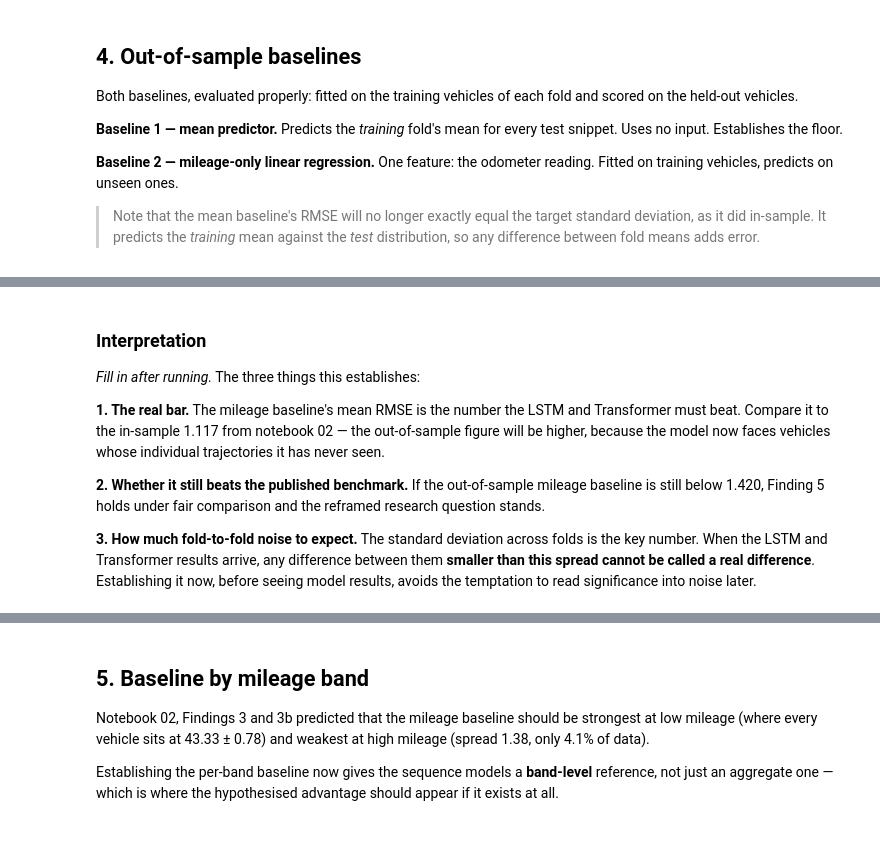
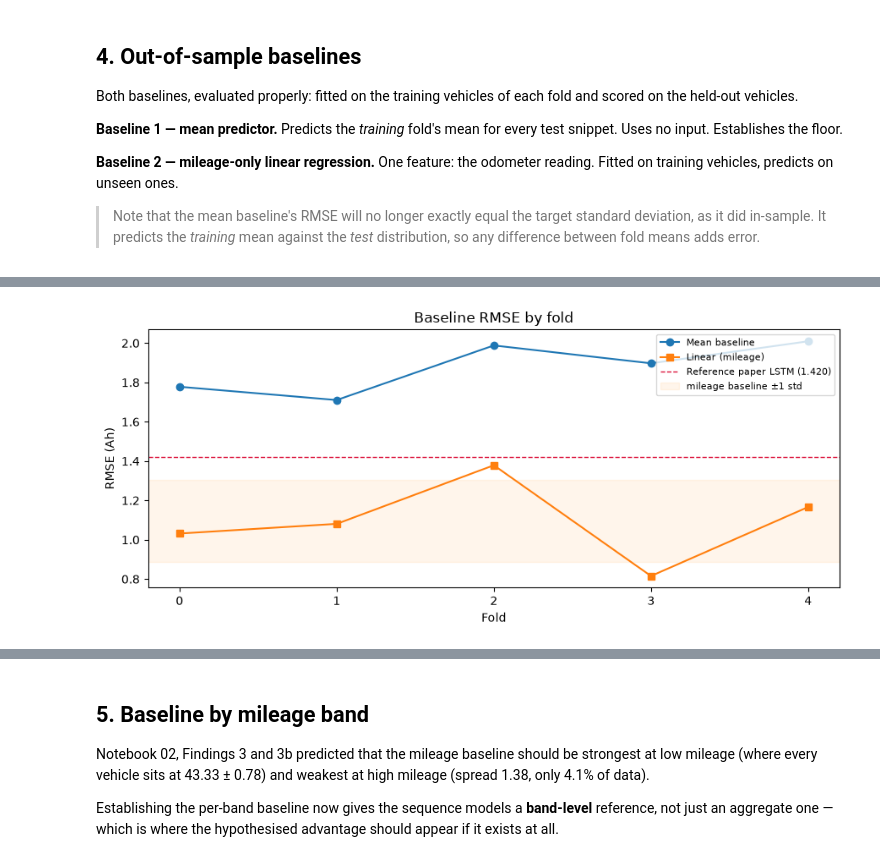
Before and after one commit to RutikaKadam10/ev-battery-capacity-prediction, a Jupyter notebook: notebooks/03_split_and_baselines.ipynb, the cells around one changed output, grey strips where cells are left out. Drawn from its saved outputs; the diff is of its cells as text; code cells hidden in the pictures.

```diff
--- a/notebooks/03_split_and_baselines.ipynb
+++ b/notebooks/03_split_and_baselines.ipynb
@@ -352,40 +492,25 @@ print(f"\nReference paper's LSTM (held out): RMSE 1.420, MAE 1.090, MAPE 2.70%")
 # %%
 # Per-fold variation, visualised.
 # A wide spread here is itself a finding: it quantifies how much a single-split
 # result could have drifted purely by luck of the draw.
 
 fig, ax = plt.subplots(figsize=(9, 4))
 
 for model, marker in [("Mean baseline", "o"), ("Linear (mileage)", "s")]:
     d = per_fold[per_fold["model"] == model]
     ax.plot(d["fold"], d["rmse"], marker=marker, label=model)
 
 ax.axhline(1.420, color="crimson", ls="--", lw=1,
            label="Reference paper LSTM (1.420)")
+ax.axhspan(1.095 - 0.21, 1.095 + 0.21, color="darkorange", alpha=0.08,
+           label="mileage baseline ±1 std")
 ax.set_xlabel("Fold"); ax.set_ylabel("RMSE (Ah)")
 ax.set_xticks(range(N_FOLDS))
 ax.set_title("Baseline RMSE by fold")
 ax.legend(fontsize=8)
 
 plt.tight_layout()
 plt.savefig(FIG_DIR / "baseline_by_fold.png", dpi=150, bbox_inches="tight")
 plt.show()
+# %% [output]
+[figure, added]
-# %% [markdown]
-### Interpretation
-
-*Fill in after running.* The three things this establishes:
-
-**1. The real bar.** The mileage baseline's mean RMSE is the number the LSTM and
-Transformer must beat. Compare it to the in-sample 1.117 from notebook 02 — the
-out-of-sample figure will be higher, because the model now faces vehicles whose
-individual trajectories it has never seen.
-
-**2. Whether it still beats the published benchmark.** If the out-of-sample mileage
-baseline is still below 1.420, Finding 5 holds under fair comparison and the reframed
-research question stands.
-
-**3. How much fold-to-fold noise to expect.** The standard deviation across folds is
-the key number. When the LSTM and Transformer results arrive, any difference between
-them **smaller than this spread cannot be called a real difference**. Establishing it
-now, before seeing model results, avoids the temptation to read significance into noise
-later.
```
Also changed, not shown: parts of 22 cells of this notebook, 34 other files.
